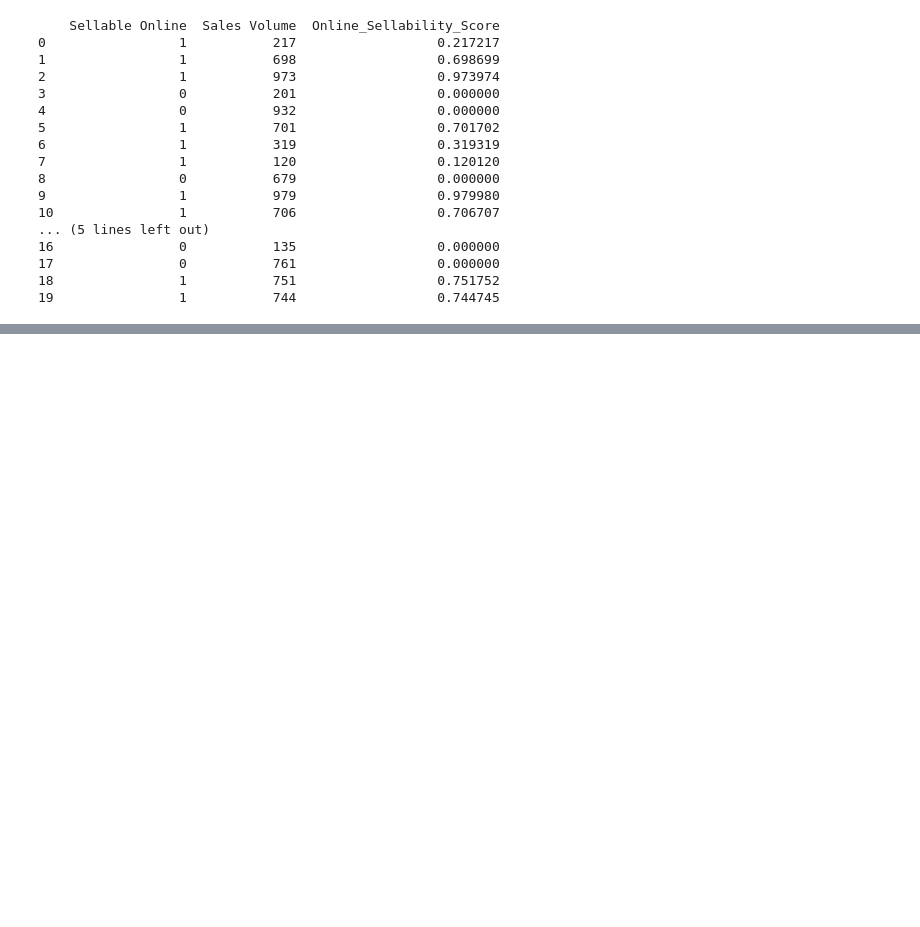
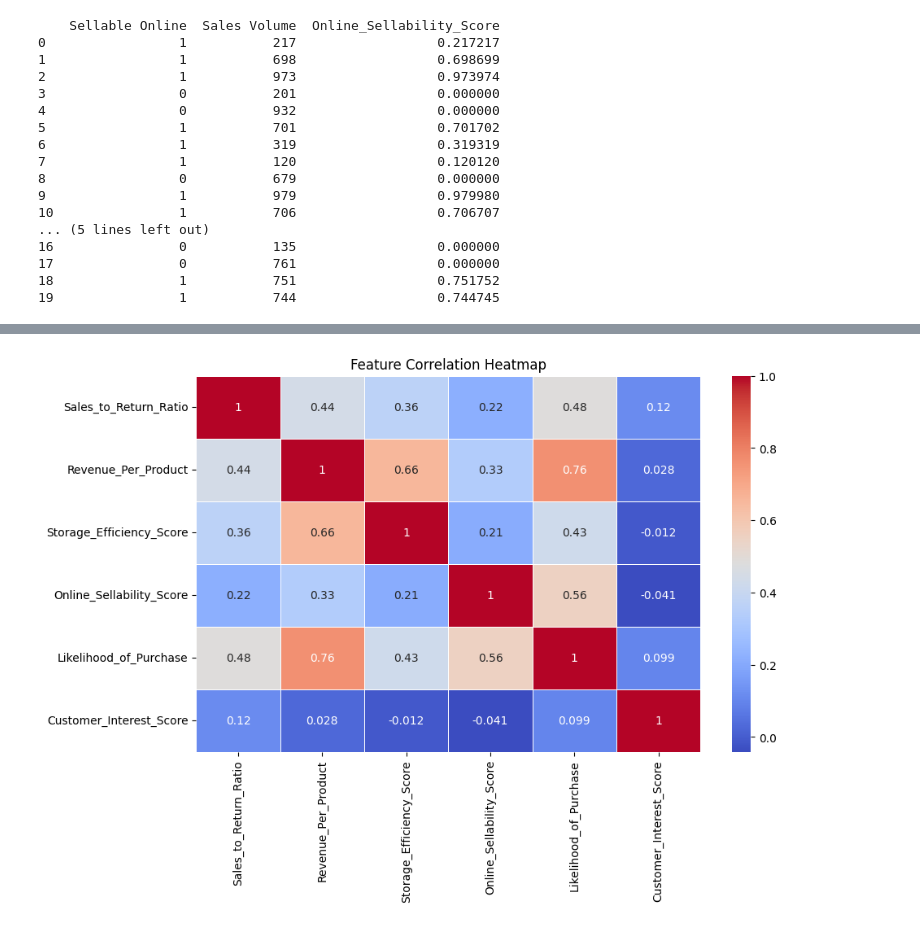
Before and after one commit to Dhinuksharan/Furn_Trim, a Jupyter notebook: Data_processing_test_1.ipynb, the cells around one changed output, grey strips where cells are left out. Drawn from its saved outputs; the diff is of its cells as text; code cells hidden in the pictures; blank space fills up the shorter version.

Commit message:
Updated the two testing files for both datasets

```diff
--- a/Data_processing_test_1.ipynb
+++ b/Data_processing_test_1.ipynb
@@ -528,4 +329,0 @@ Passing `palette` without assigning `hue` is deprecated and will be removed in v
-# %%
-#Loading the dataset
-file_path = "C:/data/Work/Data_processing/Processed_product_catalog.csv"
-product_catalog_df = pd.read_csv(file_path)
@@ -531,0 +360,6 @@ product_catalog_df = pd.read_csv(file_path)
+# %%
+
+
+# Implicit Feedback Score (Using numerical mapping for customer engagement)
+
+product_catalog_df["Customer_Interest_Score"] = product_catalog_df["Implicit_Feedback_Score"]
@@ -531,0 +378,10 @@ product_catalog_df = pd.read_csv(file_path)
+# %%
+# Ensure all numerical columns are correctly formatted
+
+numerical_features = ["Sales_to_Return_Ratio", "Revenue_Per_Product", "Storage_Efficiency_Score", "Online_Sellability_Score", "Likelihood_of_Purchase", "Customer_Interest_Score"]
+# %%
+# Convert columns to float for accurate visualizations
+
+for col in numerical_features:
+
+    product_catalog_df[col] = pd.to_numeric(product_catalog_df[col], errors='coerce')
@@ -531,0 +402,12 @@ product_catalog_df = pd.read_csv(file_path)
+# %%
+# 1️⃣ Feature Correlation Heatmap
+
+plt.figure(figsize=(10, 6))
+
+sns.heatmap(product_catalog_df[numerical_features].corr(), annot=True, cmap="coolwarm", linewidths=0.5)
+
+plt.title("Feature Correlation Heatmap")
+
+plt.show()
+# %% [output]
+[figure, added]
```
Also changed, not shown: parts of 91 cells of this notebook, 1 other file.
